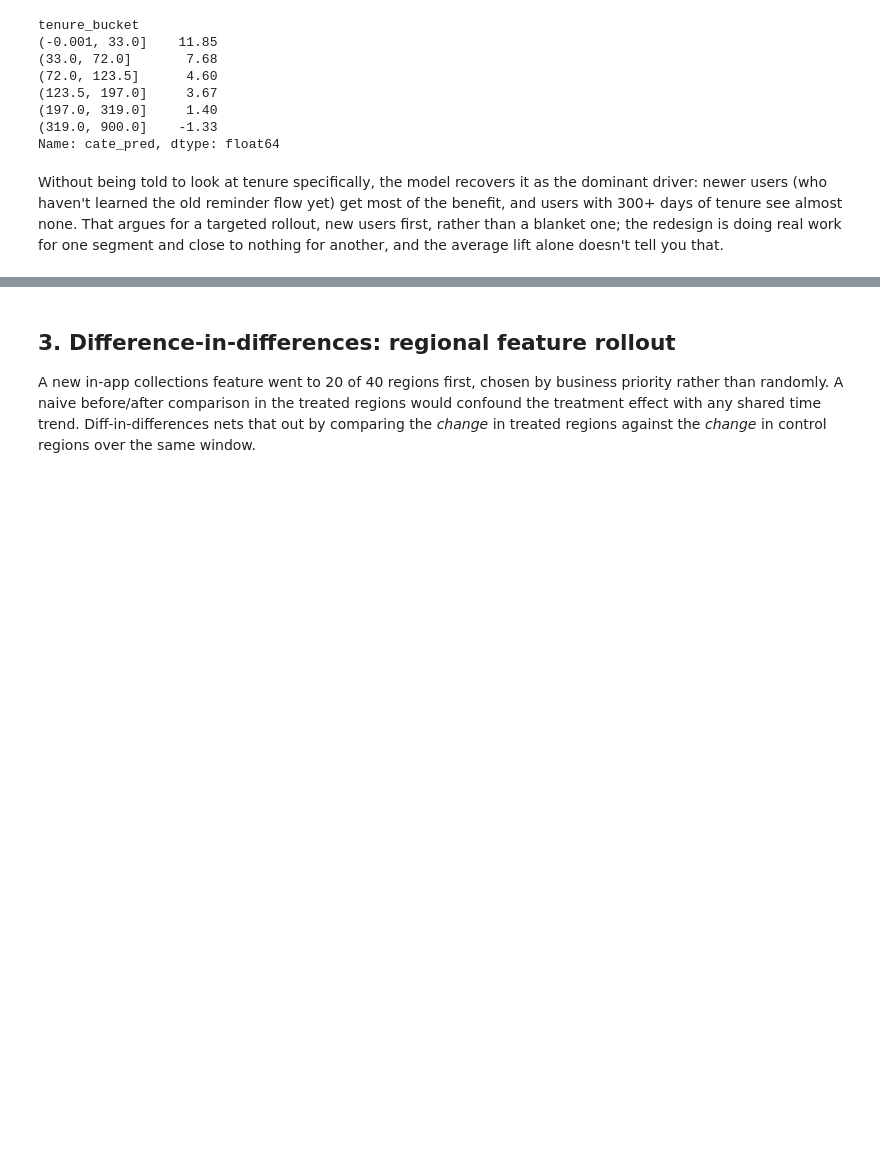
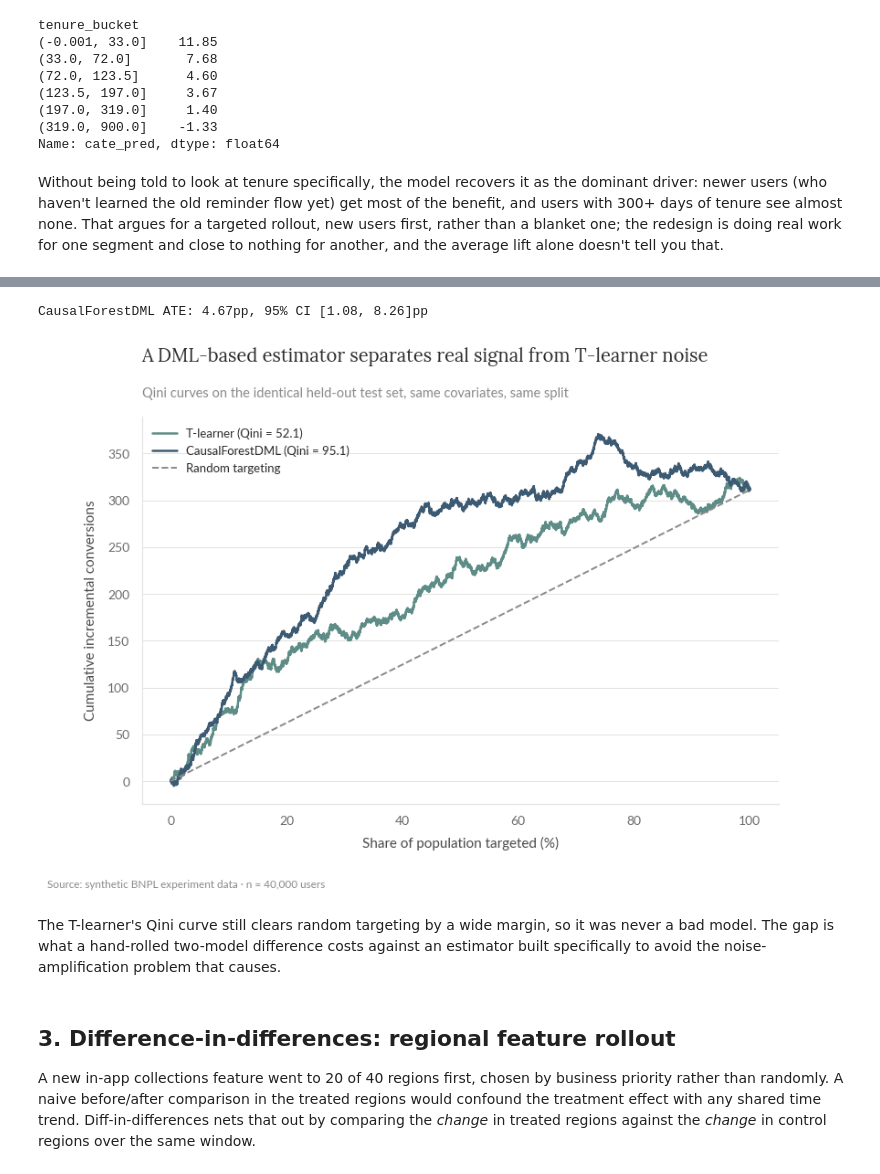
Before and after one commit to gus-morales/work-showcase, a Jupyter notebook: projects/03-growth-experimentation-segmentation/notebooks/03_growth_experimentation_segmentation.ipynb, the cells around one changed output, grey strips where cells are left out. Drawn from its saved outputs; the diff is of its cells as text; code cells hidden in the pictures; blank space fills up the shorter version.

```diff
--- a/projects/03-growth-experimentation-segmentation/notebooks/03_growth_experimentation_segmentation.ipynb
+++ b/projects/03-growth-experimentation-segmentation/notebooks/03_growth_experimentation_segmentation.ipynb
@@ -292,3 +296,52 @@ Without being told to look at tenure specifically, the model recovers it as the
+# %%
+from econml.dml import CausalForestDML
+
+Y_train = train_df[OUTCOME].values
+T_train = (train_df["arm"] == "treatment").astype(int).values
+X_train = train_df[MODEL_COVARIATES].values
+
+est = CausalForestDML(discrete_treatment=True, discrete_outcome=True,
+                       n_estimators=200, min_samples_leaf=50, max_depth=5, random_state=13, cv=3)
+est.fit(Y_train, T_train, X=X_train)
+
+test_df["cate_pred_econml"] = est.effect(test_df[MODEL_COVARIATES].values).ravel()
+
+d_econml = test_df.sort_values("cate_pred_econml", ascending=False).reset_index(drop=True)
+is_treat_e = (d_econml.arm == "treatment").astype(int).values
+is_control_e = 1 - is_treat_e
+y_e = d_econml[OUTCOME].values
+cum_treat_y_e = np.cumsum(y_e * is_treat_e)
+cum_control_y_e = np.cumsum(y_e * is_control_e)
+ratio_e = np.divide(np.cumsum(is_treat_e), np.cumsum(is_control_e),
+                     out=np.zeros(len(d_econml)), where=np.cumsum(is_control_e) != 0)
+qini_values_econml = cum_treat_y_e - cum_control_y_e * ratio_e
+qini_coefficient_econml = np.trapezoid(
+    np.concatenate(([0.0], qini_values_econml)) - np.concatenate(([0.0], population_fraction * qini_values_econml[-1])),
+    frac_full,
+)
+
+ate_point = est.ate(X=test_df[MODEL_COVARIATES].values).item()
+ate_lb, ate_ub = est.ate_interval(X=test_df[MODEL_COVARIATES].values, alpha=0.05)
+print(f"CausalForestDML ATE: {ate_point*100:.2f}pp, 95% CI [{ate_lb*100:.2f}, {ate_ub*100:.2f}]pp")
+# %% [output]
+CausalForestDML ATE: 4.67pp, 95% CI [1.08, 8.26]pp
+# %%
+fig, ax = plt.subplots(figsize=(9, 5.5))
+ax.plot(population_fraction * 100, qini_values, color=MUTED_TEAL, linewidth=1.8,
+        label=f"T-learner (Qini = {qini_coefficient:.1f})")
+ax.plot(population_fraction * 100, qini_values_econml, color=SLATE, linewidth=1.8,
+        label=f"CausalForestDML (Qini = {qini_coefficient_econml:.1f})")
+ax.plot(population_fraction * 100, random_baseline, color=GREY, linewidth=1.4, ls="--", label="Random targeting")
+style_ax(ax, title="A DML-based estimator separates real signal from T-learner noise",
+         subtitle="Qini curves on the identical held-out test set, same covariates, same split",
+         xlabel="Share of population targeted (%)", ylabel="Cumulative incremental conversions")
+ax.legend(fontsize=9.5, loc="upper left")
+add_footnote(fig, SOURCE_EXP)
+plt.show()
+# %% [output]
+[figure, added]
+# %% [markdown]
+The T-learner's Qini curve still clears random targeting by a wide margin, so it was never a bad model. The gap is what a hand-rolled two-model difference costs against an estimator built specifically to avoid the noise-amplification problem that causes.
 # %% [markdown]
 ## 3. Difference-in-differences: regional feature rollout
 
```
Also changed, not shown: parts of 2 cells of this notebook, 5 other files.
